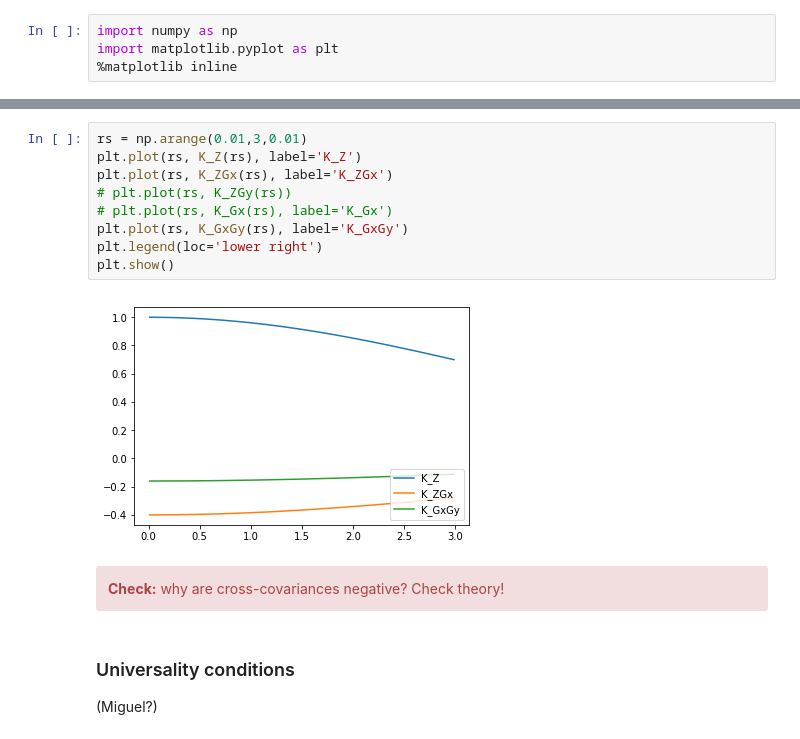
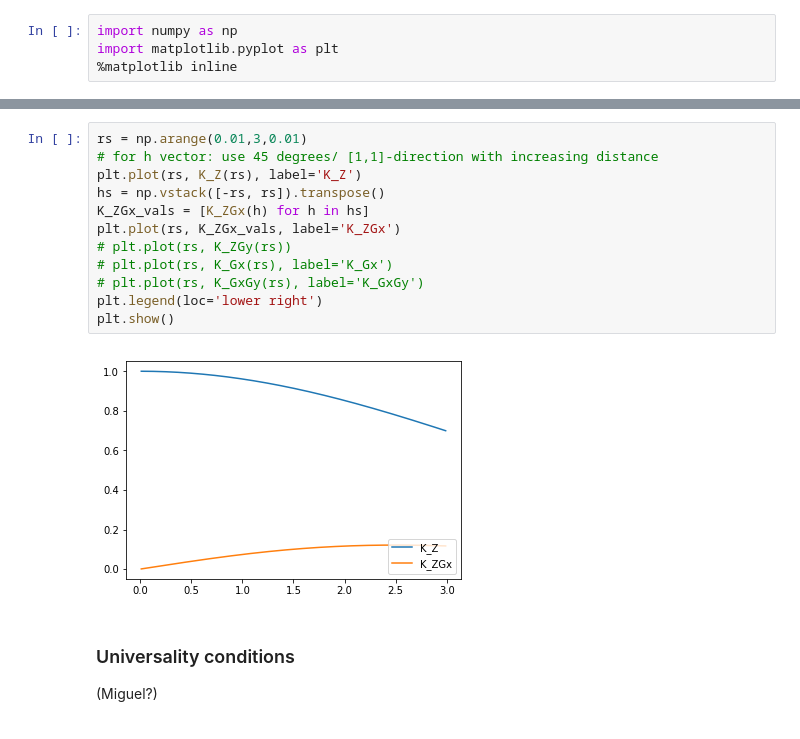
Before and after one commit to cgre-aachen/teaching, a Jupyter notebook: geomodeling/scalar_field_cokriging_minimal_example.ipynb, the cells around one changed output, grey strips where cells are left out. Saved outputs shown, nothing was run; the diff lists cells and outputs as text.

Commit message:
Fixed covariance functions

```diff
--- a/geomodeling/scalar_field_cokriging_minimal_example.ipynb
+++ b/geomodeling/scalar_field_cokriging_minimal_example.ipynb
@@ -160,19 +152,18 @@ def K_GxGy(r, hx=5., hy=5., a=5.):
     return -4 * hx * hy /a**4 * K_Z(r,a)
 # %%
 rs = np.arange(0.01,3,0.01)
+# for h vector: use 45 degrees/ [1,1]-direction with increasing distance
 plt.plot(rs, K_Z(rs), label='K_Z')
-plt.plot(rs, K_ZGx(rs), label='K_ZGx')
+hs = np.vstack([-rs, rs]).transpose()
+K_ZGx_vals = [K_ZGx(h) for h in hs]
+plt.plot(rs, K_ZGx_vals, label='K_ZGx')
 # plt.plot(rs, K_ZGy(rs))
 # plt.plot(rs, K_Gx(rs), label='K_Gx')
-plt.plot(rs, K_GxGy(rs), label='K_GxGy')
+# plt.plot(rs, K_GxGy(rs), label='K_GxGy')
 plt.legend(loc='lower right')
 plt.show()
 # %% [output]
-[figure, old version]
+[figure, new version]
-# %% [markdown]
-<div class="alert alert-danger">
-  <strong>Check:</strong> why are cross-covariances negative? Check theory!
-</div>
 # %% [markdown]
 ### Universality conditions
 
```
Also changed, not shown: parts of 1 cell of this notebook.
